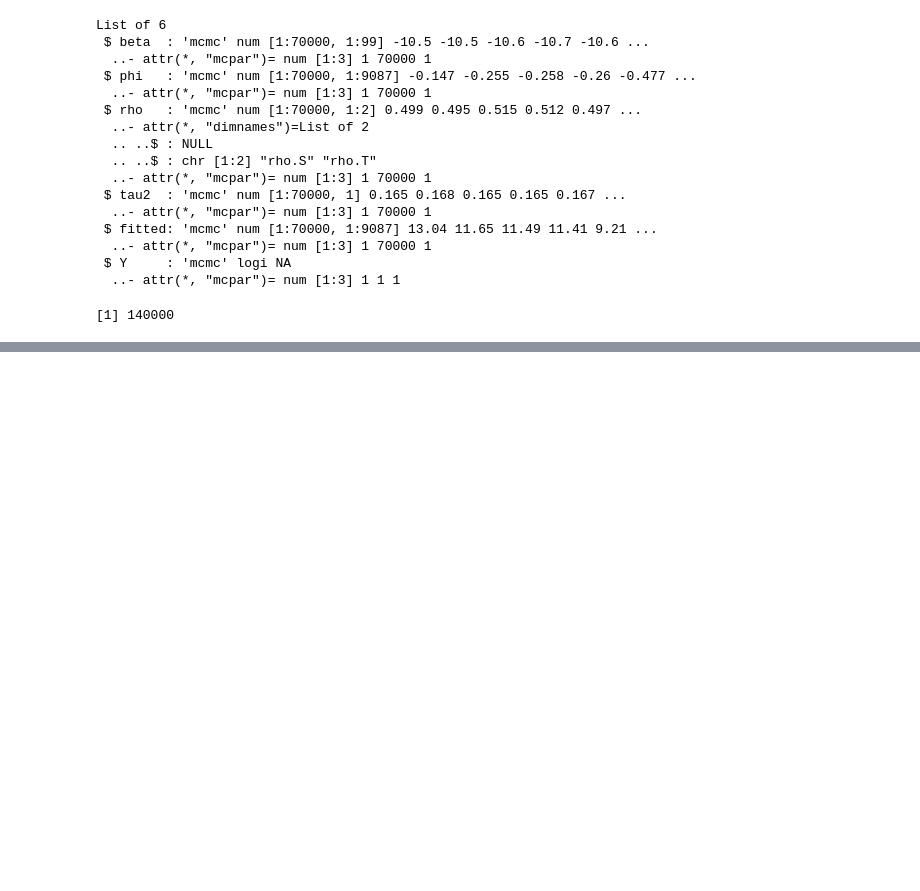
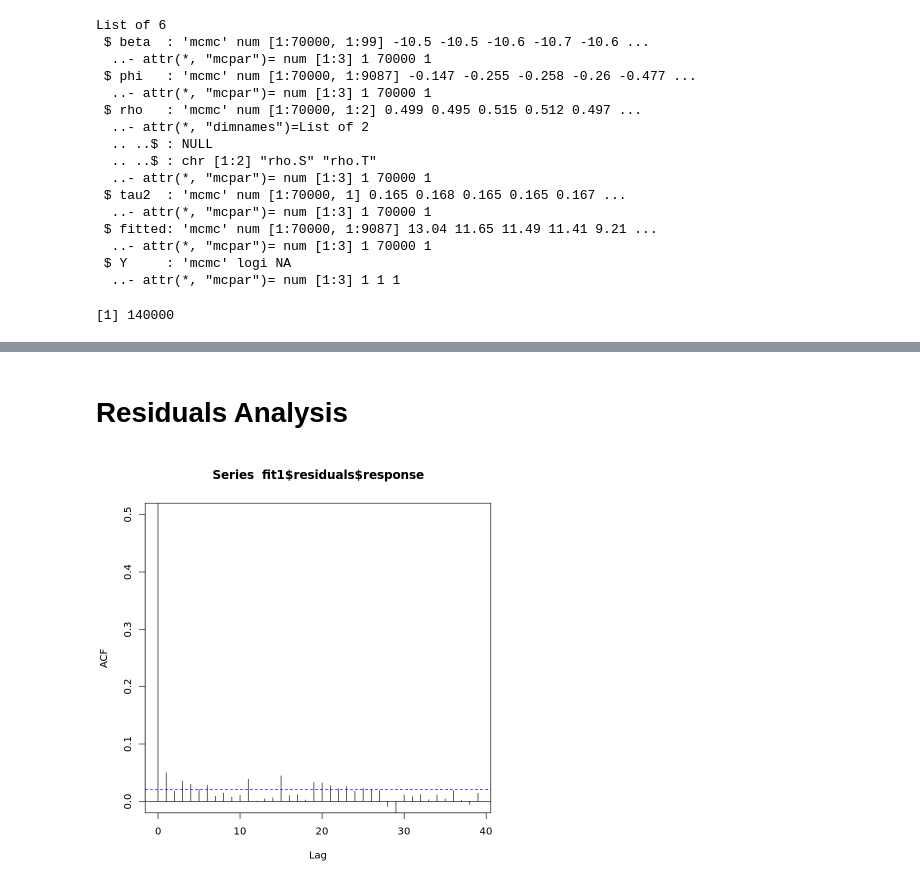
Before and after one commit to CrivelliLab/spatial-prediction, a Jupyter notebook: notebooks/fit1_results.ipynb, the cells around one changed output, grey strips where cells are left out. Drawn from its saved outputs; the diff is of its cells as text; code cells hidden in the pictures; blank space fills up the shorter version.

```diff
--- a/notebooks/fit1_results.ipynb
+++ b/notebooks/fit1_results.ipynb
@@ -199,0 +192,6 @@ dim(df)
+# %% [markdown]
+# Residuals Analysis
+# %%
+acf(fit1$residuals$response,type="correlation",ylim=c(0,0.5))
+# %% [output]
+[figure, added]
```
Also changed, not shown: parts of 20 cells of this notebook, 16 other files.
